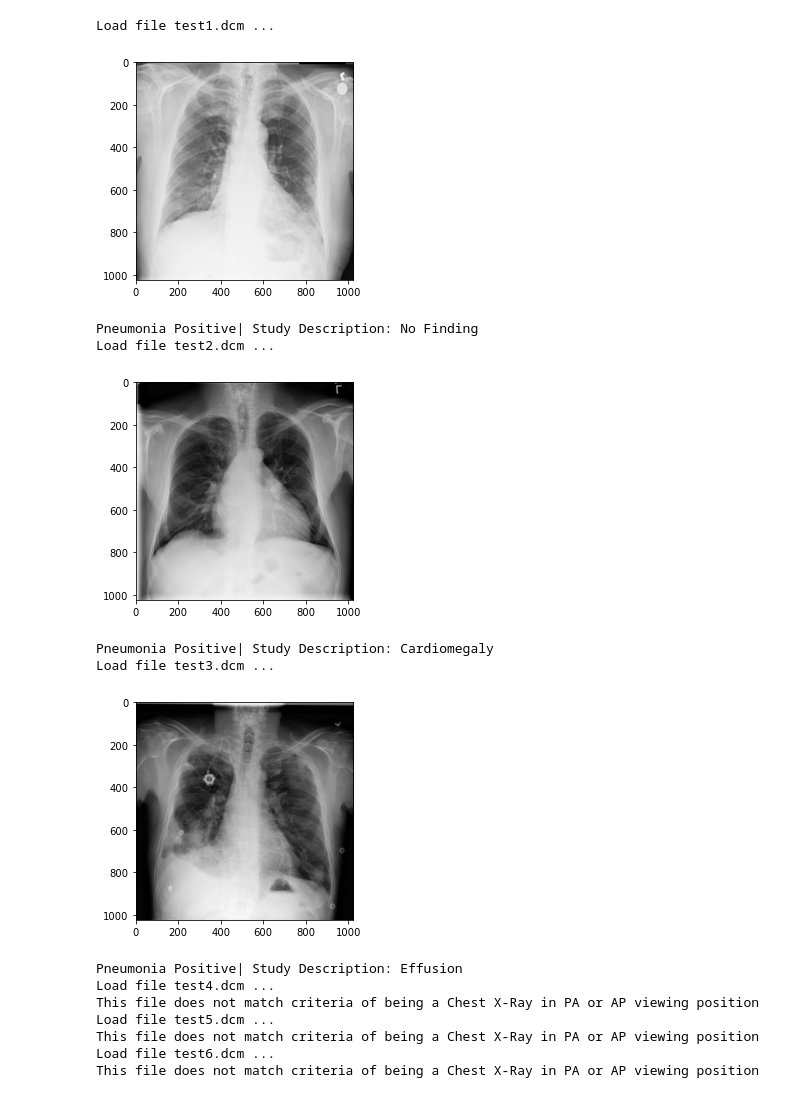
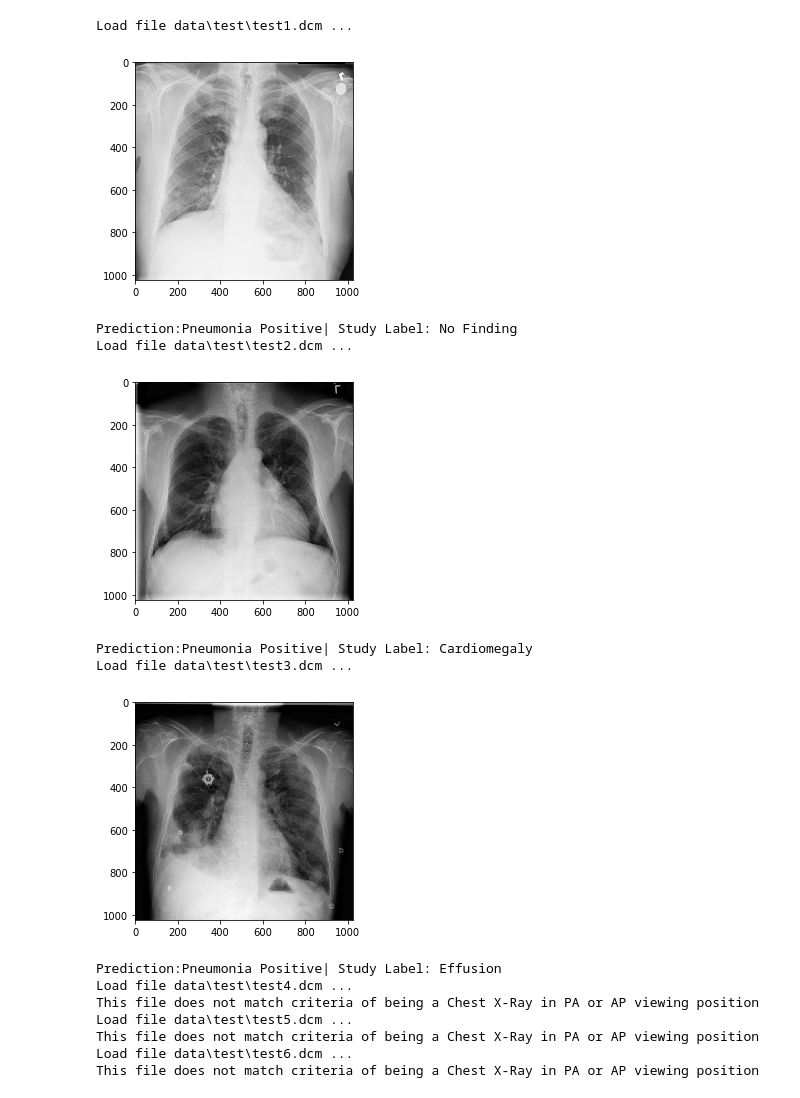
Before and after one commit to ElliotY-ML/Pneumonia_Detection_ChestX, a Jupyter notebook: Inference.ipynb, the cells around one changed output. Drawn from its saved outputs; the diff is of its cells as text; code cells hidden in the pictures.

Commit message:
Moved test DICOM files.  Updated Inference.ipynb to reflect new paths.

```diff
--- a/Inference.ipynb
+++ b/Inference.ipynb
@@ -51,46 +51,46 @@ def predict_image(model, img, thresh):
 
     return prediction
 # %%
-test_dicoms = ['test1.dcm','test2.dcm','test3.dcm','test4.dcm','test5.dcm','test6.dcm']
+test_dicoms = glob.glob(os.path.join('data','test','*.dcm'))
 
 model_path = './my_model1.json'
 weight_path = './xray_class_my_model.best.hdf5'
 
 IMG_SIZE=(1,224,224,3) # This might be different if you did not use vgg16
 img_mean = 0 # loads the mean image value they used during training preprocessing.  Normalized with ImageDataGenerator
 img_std = 1 # loads the std dev image value they used during training preprocessing.  Normalized with ImageDataGenerator
 
 my_model = load_model(model_path, weight_path)
 thresh = 0.24509374797344208 #loads the threshold they chose for model classification
 
 # use the .dcm files to test your prediction
 for i in test_dicoms:
 
     img = np.array([])
     img = check_dicom(i)
 
     if img is None:
         continue
 
     img_proc = preprocess_image(img,img_mean,img_std,IMG_SIZE)
     pred = predict_image(my_model,img_proc,thresh)
     plt.imshow(img, cmap='gray')
     plt.show()
-    print(pred + '| Study Description: ' + pydicom.dcmread(i).StudyDescription)
+    print('Prediction:' + pred + '| Study Label: ' + pydicom.dcmread(i).StudyDescription)
 # %% [output]
-Load file test1.dcm ...
+Load file data\test\test1.dcm ...
-[figure, old version]
+[figure, new version]
-Pneumonia Positive| Study Description: No Finding
-Load file test2.dcm ...
+Prediction:Pneumonia Positive| Study Label: No Finding
+Load file data\test\test2.dcm ...
-[figure, old version]
+[figure, new version]
-Pneumonia Positive| Study Description: Cardiomegaly
-Load file test3.dcm ...
+Prediction:Pneumonia Positive| Study Label: Cardiomegaly
+Load file data\test\test3.dcm ...
-[figure, old version]
+[figure, new version]
-Pneumonia Positive| Study Description: Effusion
-Load file test4.dcm ...
+Prediction:Pneumonia Positive| Study Label: Effusion
+Load file data\test\test4.dcm ...
 This file does not match criteria of being a Chest X-Ray in PA or AP viewing position
-Load file test5.dcm ...
+Load file data\test\test5.dcm ...
 This file does not match criteria of being a Chest X-Ray in PA or AP viewing position
-Load file test6.dcm ...
+Load file data\test\test6.dcm ...
 This file does not match criteria of being a Chest X-Ray in PA or AP viewing position
 # %%
```
Also changed, not shown: parts of 2 cells of this notebook, 7 other files.
